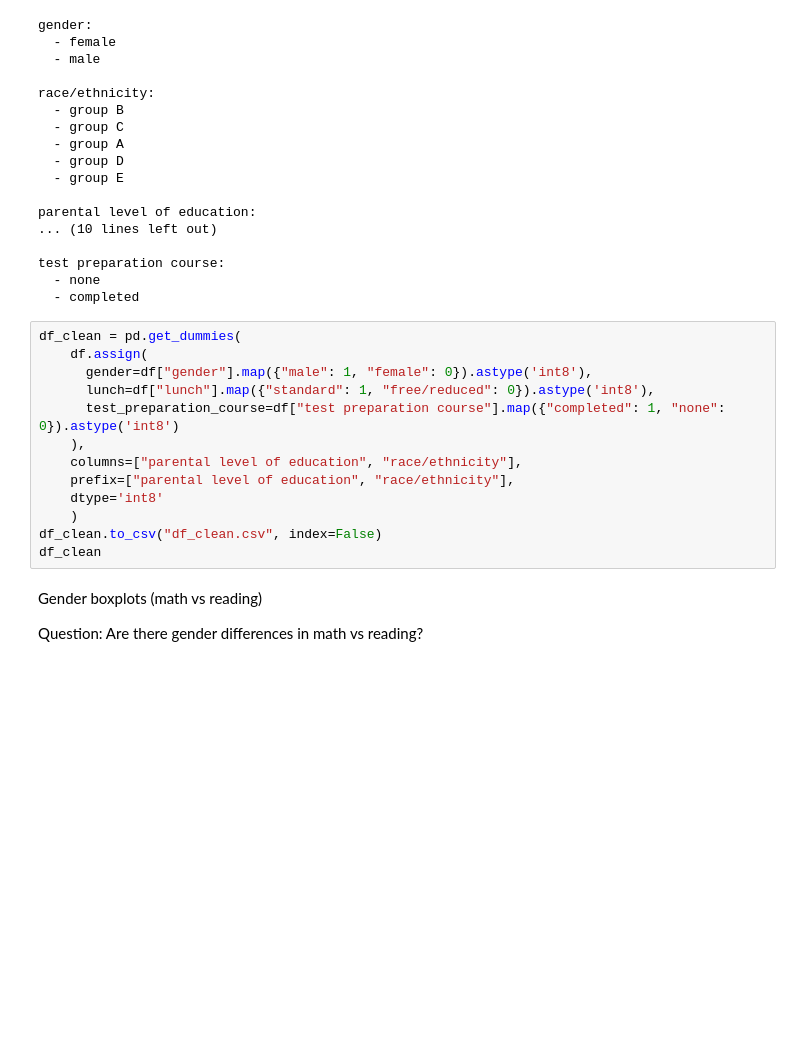
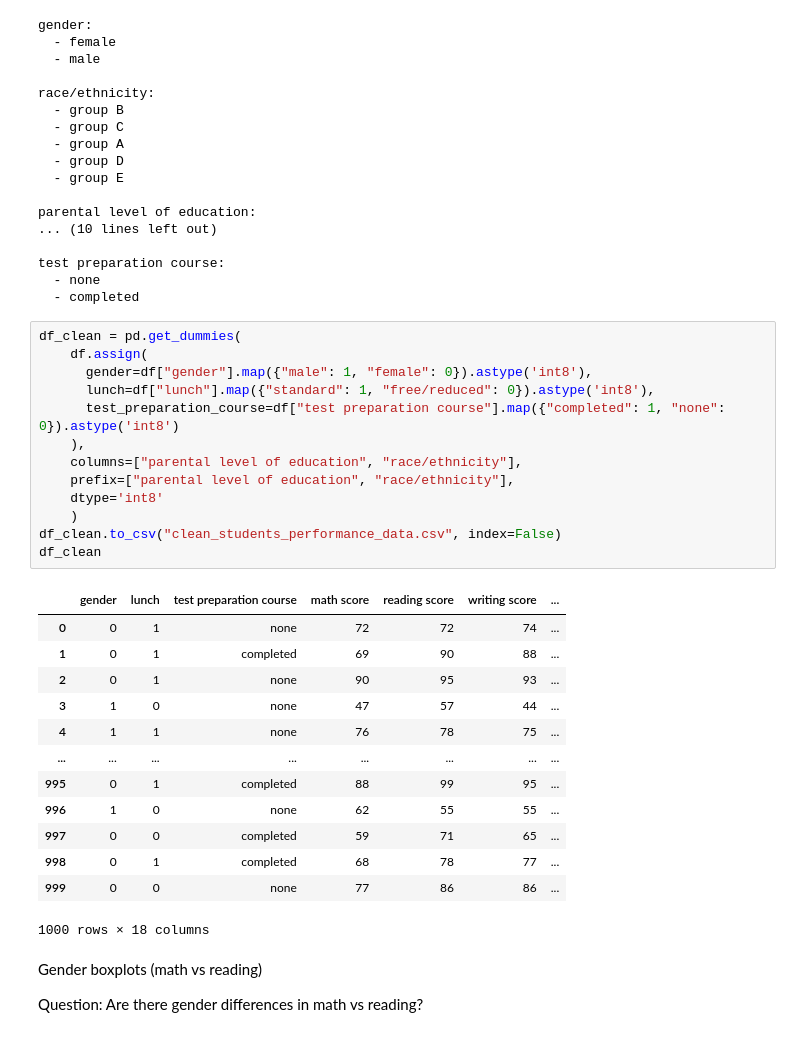
Before and after one commit to Ambrgna/CS-5530-Assignment-1, a Jupyter notebook: students_performance/src/students_performance.ipynb, the cells around one changed output. Saved outputs shown, nothing was run; the diff lists cells and outputs as text; blank space fills up the shorter version.

```diff
--- a/students_performance/src/students_performance.ipynb
+++ b/students_performance/src/students_performance.ipynb
@@ -54,16 +54,30 @@ test preparation course:
 # %%
 df_clean = pd.get_dummies(
     df.assign(
       gender=df["gender"].map({"male": 1, "female": 0}).astype('int8'),
       lunch=df["lunch"].map({"standard": 1, "free/reduced": 0}).astype('int8'),
       test_preparation_course=df["test preparation course"].map({"completed": 1, "none": 0}).astype('int8')
     ),
     columns=["parental level of education", "race/ethnicity"],
     prefix=["parental level of education", "race/ethnicity"],
     dtype='int8'
     )
-df_clean.to_csv("df_clean.csv", index=False)
+df_clean.to_csv("clean_students_performance_data.csv", index=False)
 df_clean
+# %% [output]
+|  | gender | lunch | test preparation course | math score | reading score | writing score | ... |
+| 0 | 0 | 1 | none | 72 | 72 | 74 | ... |
+| 1 | 0 | 1 | completed | 69 | 90 | 88 | ... |
+| 2 | 0 | 1 | none | 90 | 95 | 93 | ... |
+| 3 | 1 | 0 | none | 47 | 57 | 44 | ... |
+| 4 | 1 | 1 | none | 76 | 78 | 75 | ... |
+| ... | ... | ... | ... | ... | ... | ... | ... |
+| 995 | 0 | 1 | completed | 88 | 99 | 95 | ... |
+| 996 | 1 | 0 | none | 62 | 55 | 55 | ... |
+| 997 | 0 | 0 | completed | 59 | 71 | 65 | ... |
+| 998 | 0 | 1 | completed | 68 | 78 | 77 | ... |
+| 999 | 0 | 0 | none | 77 | 86 | 86 | ... |
+1000 rows × 18 columns
 # %% [markdown]
 Gender boxplots (math vs reading)
 
```
